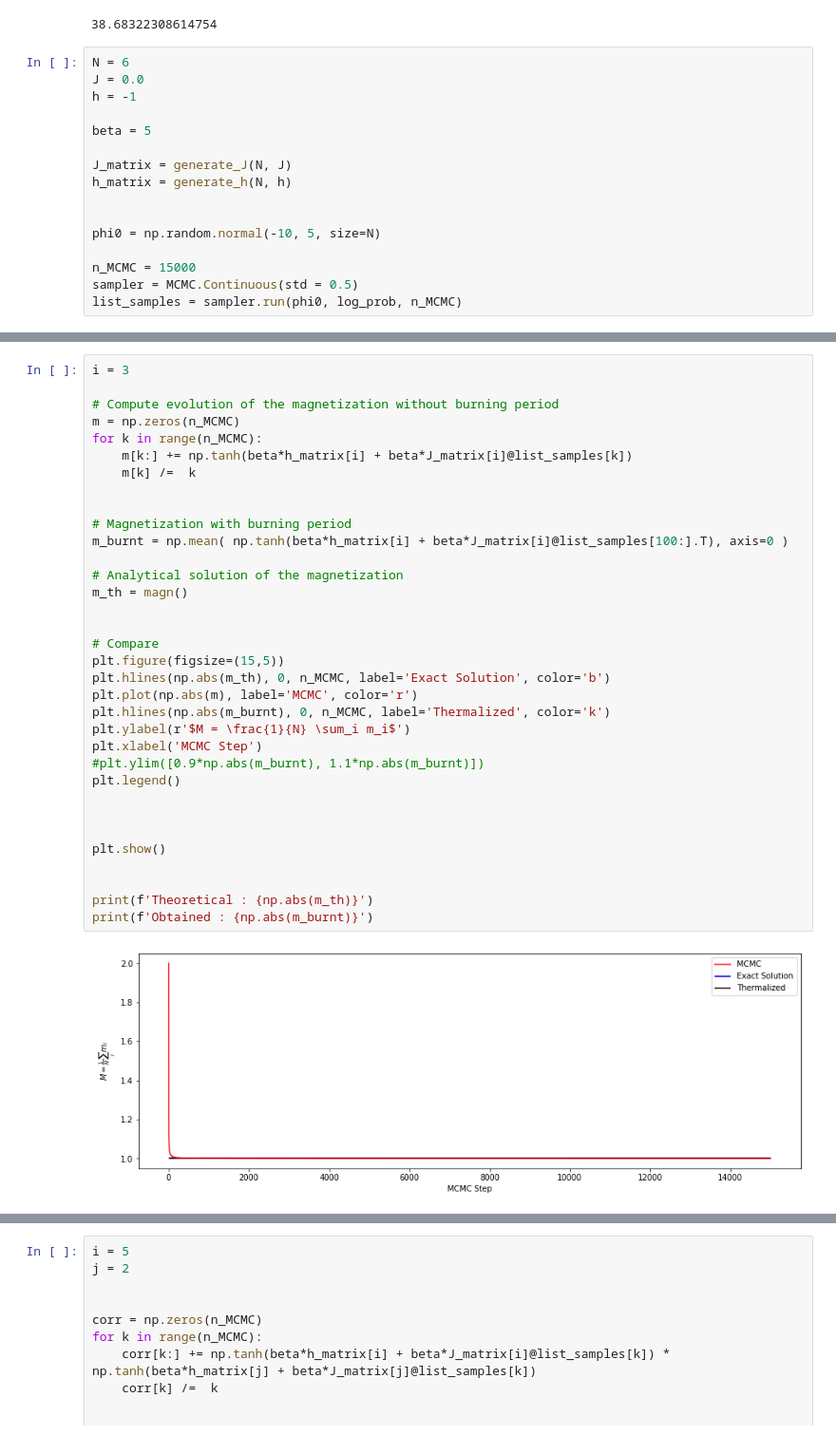
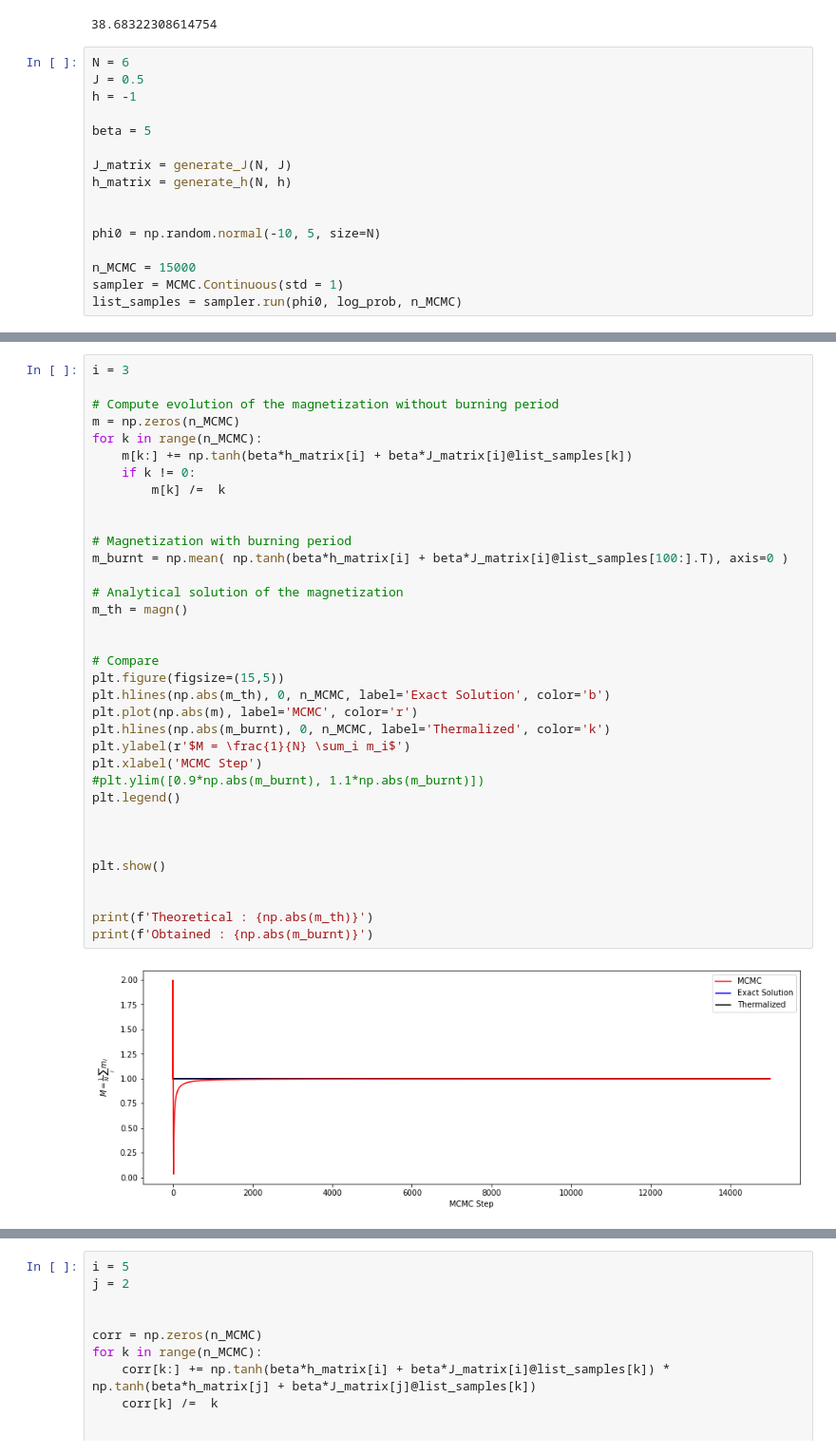
Before and after one commit to lindamauron/TP-IV, a Jupyter notebook: Ising partition function MCMC.ipynb, the cells around one changed output, grey strips where cells are left out. Shown at 95% size. Drawn from its saved outputs; the diff is of its cells as text.

```diff
--- a/Ising partition function MCMC.ipynb
+++ b/Ising partition function MCMC.ipynb
@@ -166,7 +166,7 @@ def log_prob(phi):
 38.68322308614754
 # %%
 N = 6
-J = 0.0
+J = 0.5
 h = -1
 
 beta = 5
@@ -178,6 +178,6 @@ h_matrix = generate_h(N, h)
 phi0 = np.random.normal(-10, 5, size=N)
 
 n_MCMC = 15000
-sampler = MCMC.Continuous(std = 0.5)
+sampler = MCMC.Continuous(std = 1)
 list_samples = sampler.run(phi0, log_prob, n_MCMC)
 # %% [output]
@@ -210,32 +210,33 @@ i = 3
 m = np.zeros(n_MCMC)
 for k in range(n_MCMC):
     m[k:] += np.tanh(beta*h_matrix[i] + beta*J_matrix[i]@list_samples[k])
-    m[k] /=  k
+    if k != 0:
+        m[k] /=  k
 
 
 # Magnetization with burning period
 m_burnt = np.mean( np.tanh(beta*h_matrix[i] + beta*J_matrix[i]@list_samples[100:].T), axis=0 )
 
 # Analytical solution of the magnetization
 m_th = magn()
 
 
 # Compare
 plt.figure(figsize=(15,5))
 plt.hlines(np.abs(m_th), 0, n_MCMC, label='Exact Solution', color='b')
 plt.plot(np.abs(m), label='MCMC', color='r')
 plt.hlines(np.abs(m_burnt), 0, n_MCMC, label='Thermalized', color='k')
 plt.ylabel(r'$M = \frac{1}{N} \sum_i m_i$')
 plt.xlabel('MCMC Step')
 #plt.ylim([0.9*np.abs(m_burnt), 1.1*np.abs(m_burnt)])
 plt.legend()
 
 
 
 plt.show()
 
 
 print(f'Theoretical : {np.abs(m_th)}')
 print(f'Obtained : {np.abs(m_burnt)}')
 # %% [output]
-[figure, old version]
+[figure, new version]
```
Also changed, not shown: parts of 3 cells of this notebook.
